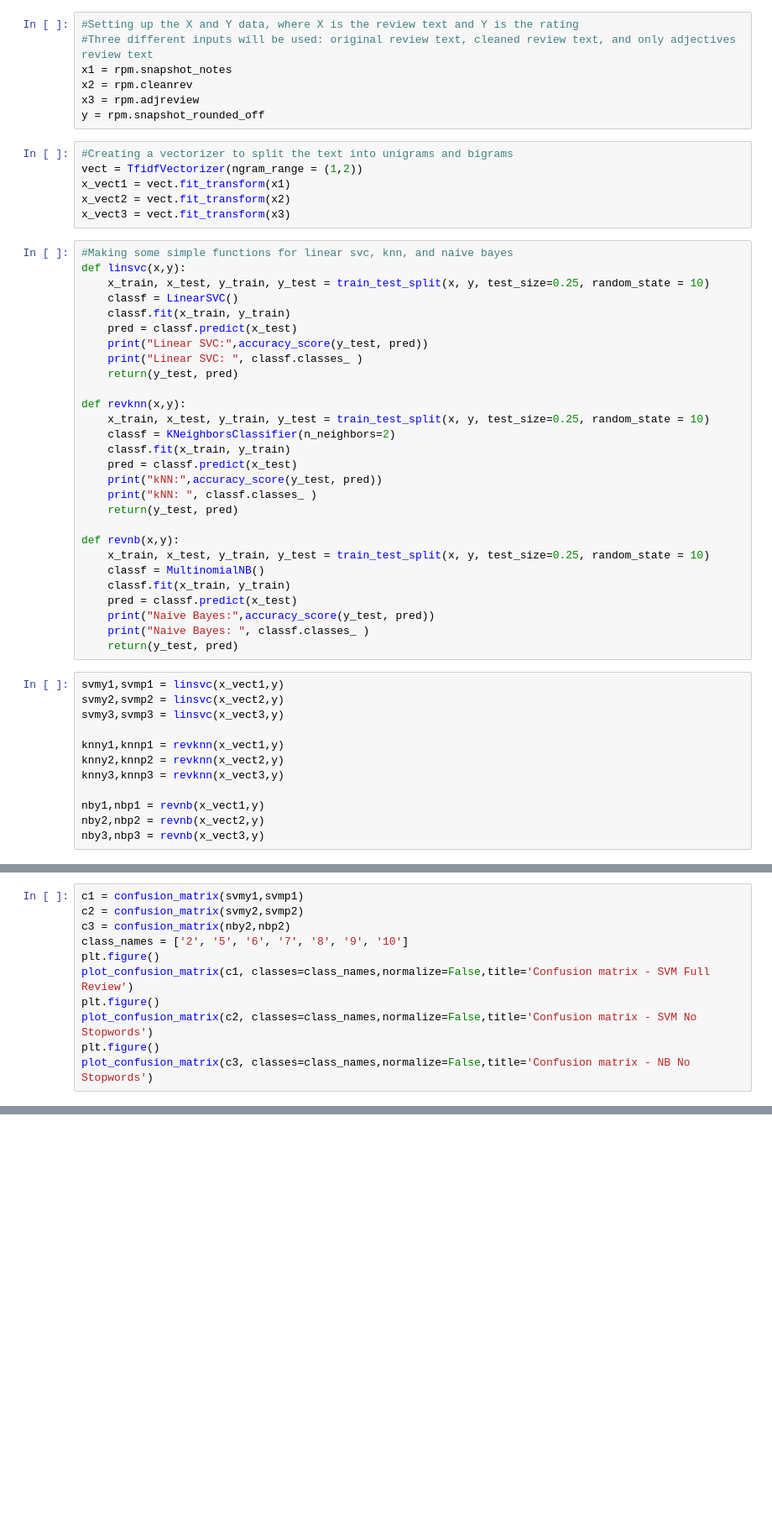
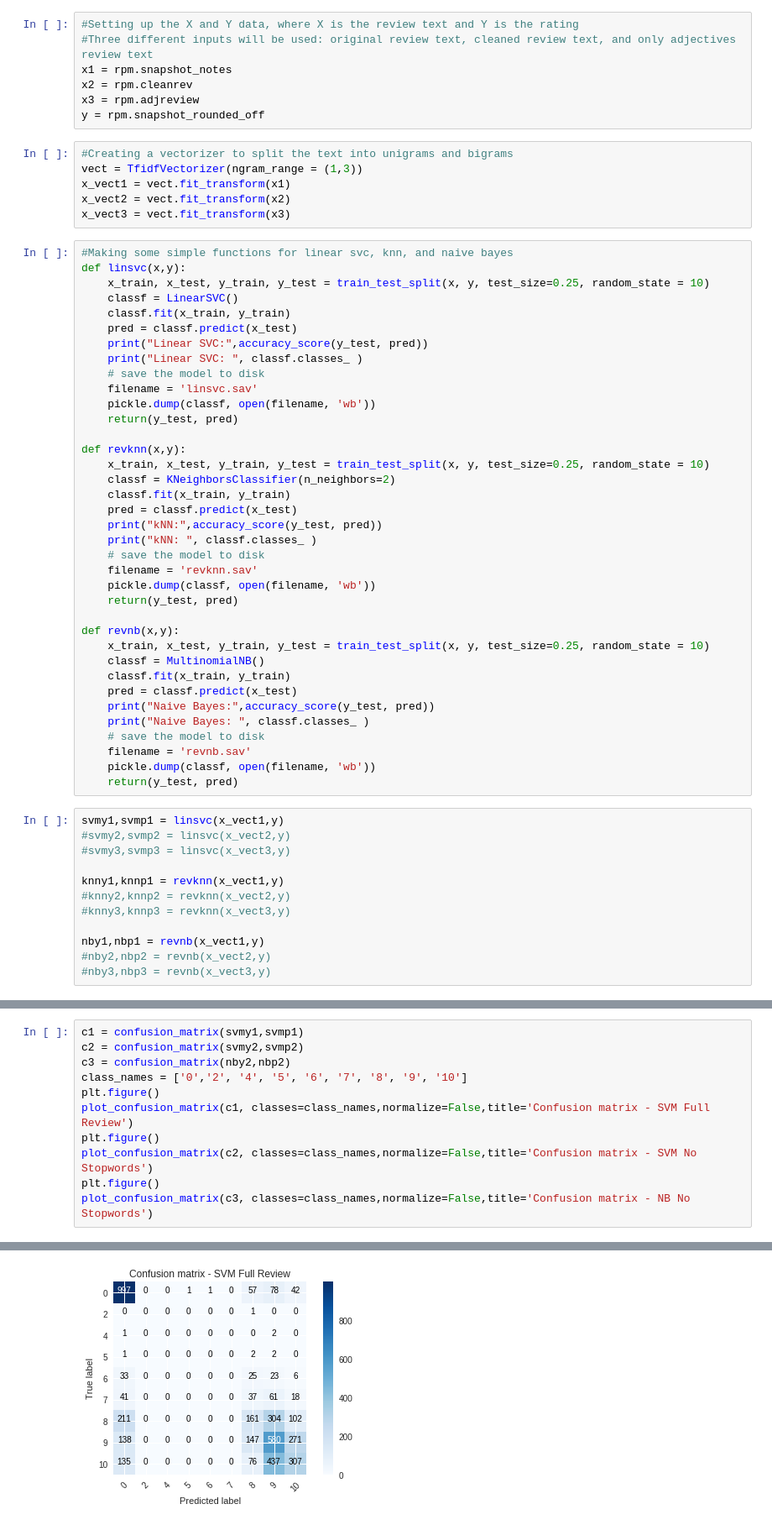
Before and after one commit to dhmodi/datascience, a Jupyter notebook: RPM_Analysis.ipynb, the cells around one changed output, grey strips where cells are left out. Shown: that part at 84% size. Cells and saved outputs as stored; diff of their text form; blank space fills up the shorter version.

```diff
--- a/RPM_Analysis.ipynb
+++ b/RPM_Analysis.ipynb
@@ -121,7 +111,7 @@ x3 = rpm.adjreview
 y = rpm.snapshot_rounded_off
 # %%
 #Creating a vectorizer to split the text into unigrams and bigrams
-vect = TfidfVectorizer(ngram_range = (1,2))
+vect = TfidfVectorizer(ngram_range = (1,3))
 x_vect1 = vect.fit_transform(x1)
 x_vect2 = vect.fit_transform(x2)
 x_vect3 = vect.fit_transform(x3)
@@ -134,6 +124,9 @@ def linsvc(x,y):
     pred = classf.predict(x_test)
     print("Linear SVC:",accuracy_score(y_test, pred))
     print("Linear SVC: ", classf.classes_ )
+    # save the model to disk
+    filename = 'linsvc.sav'
+    pickle.dump(classf, open(filename, 'wb'))
     return(y_test, pred)
 
 def revknn(x,y):
@@ -143,6 +136,9 @@ def revknn(x,y):
     pred = classf.predict(x_test)
     print("kNN:",accuracy_score(y_test, pred))
     print("kNN: ", classf.classes_ )
+    # save the model to disk
+    filename = 'revknn.sav'
+    pickle.dump(classf, open(filename, 'wb'))
     return(y_test, pred)
 
 def revnb(x,y):
@@ -152,16 +148,19 @@ def revnb(x,y):
     pred = classf.predict(x_test)
     print("Naive Bayes:",accuracy_score(y_test, pred))
     print("Naive Bayes: ", classf.classes_ )
+    # save the model to disk
+    filename = 'revnb.sav'
+    pickle.dump(classf, open(filename, 'wb'))
     return(y_test, pred)
 # %%
 svmy1,svmp1 = linsvc(x_vect1,y)
-svmy2,svmp2 = linsvc(x_vect2,y)
-svmy3,svmp3 = linsvc(x_vect3,y)
+#svmy2,svmp2 = linsvc(x_vect2,y)
+#svmy3,svmp3 = linsvc(x_vect3,y)
 
 knny1,knnp1 = revknn(x_vect1,y)
-knny2,knnp2 = revknn(x_vect2,y)
-knny3,knnp3 = revknn(x_vect3,y)
+#knny2,knnp2 = revknn(x_vect2,y)
+#knny3,knnp3 = revknn(x_vect3,y)
 
 nby1,nbp1 = revnb(x_vect1,y)
-nby2,nbp2 = revnb(x_vect2,y)
-nby3,nbp3 = revnb(x_vect3,y)
+#nby2,nbp2 = revnb(x_vect2,y)
+#nby3,nbp3 = revnb(x_vect3,y)
@@ -203,10 +209,11 @@ def plot_confusion_matrix(cm, classes,
 c1 = confusion_matrix(svmy1,svmp1)
 c2 = confusion_matrix(svmy2,svmp2)
 c3 = confusion_matrix(nby2,nbp2)
-class_names = ['2', '5', '6', '7', '8', '9', '10']
+class_names = ['0','2', '4', '5', '6', '7', '8', '9', '10']
 plt.figure()
 plot_confusion_matrix(c1, classes=class_names,normalize=False,title='Confusion matrix - SVM Full Review')
 plt.figure()
 plot_confusion_matrix(c2, classes=class_names,normalize=False,title='Confusion matrix - SVM No Stopwords')
 plt.figure()
 plot_confusion_matrix(c3, classes=class_names,normalize=False,title='Confusion matrix - NB No Stopwords')
+# %% [output]
@@ -212,0 +237 @@ plot_confusion_matrix(c3, classes=class_names,normalize=False,title='Confusion m
+[figure, added]
```
Also changed, not shown: parts of 5 cells of this notebook.
